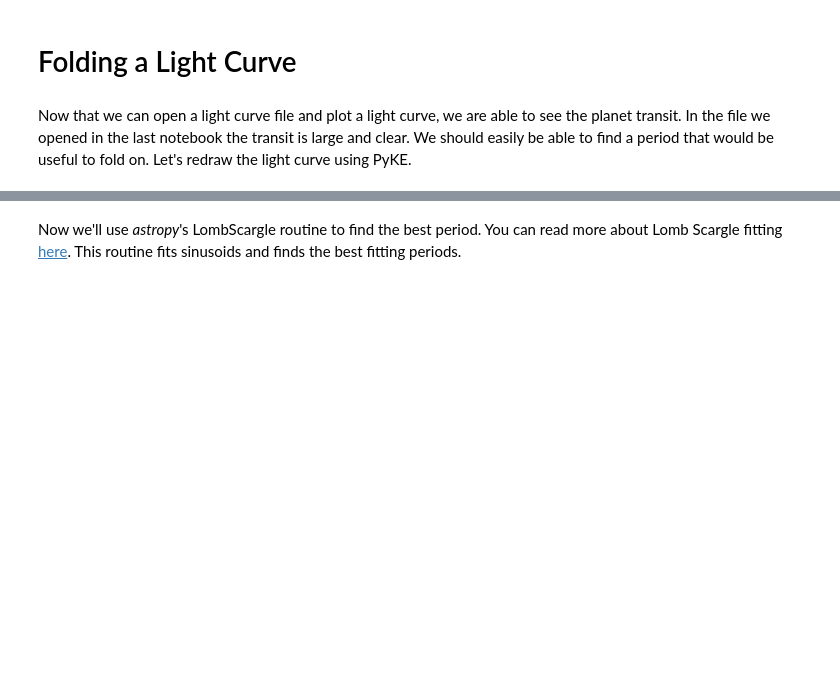
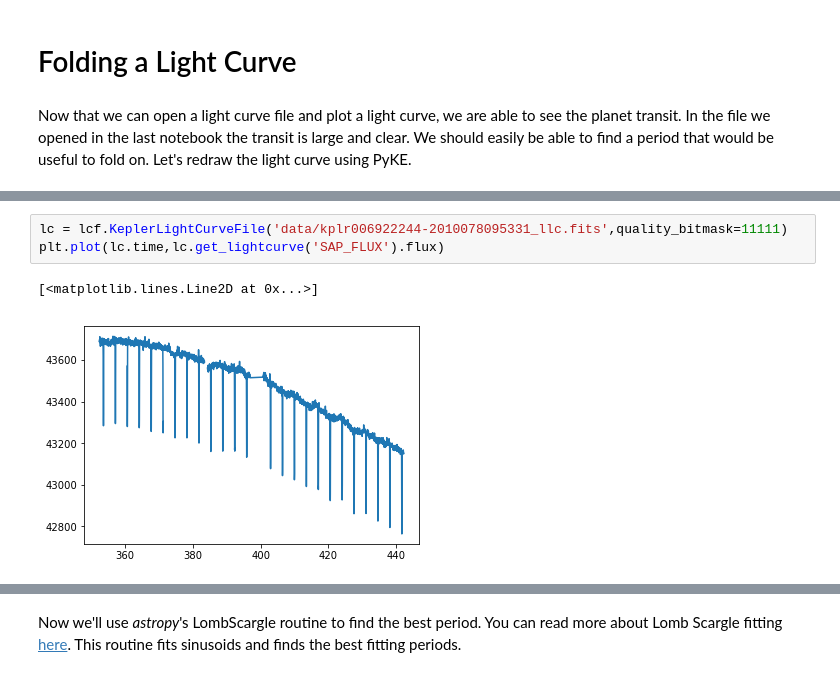
Before and after one commit to christinahedges/k2torials, a Jupyter notebook: notebooks/01.04-Folding-A-Lightcurve.ipynb, the cells around one changed output, grey strips where cells are left out. Drawn from its saved outputs; the diff is of its cells as text; blank space fills up the shorter version.

```diff
--- a/notebooks/01.04-Folding-A-Lightcurve.ipynb
+++ b/notebooks/01.04-Folding-A-Lightcurve.ipynb
@@ -38 +24,7 @@ First off we'll import the data
+# %%
+lc = lcf.KeplerLightCurveFile('data/kplr006922244-2010078095331_llc.fits',quality_bitmask=11111)
+plt.plot(lc.time,lc.get_lightcurve('SAP_FLUX').flux)
+# %% [output]
+[<matplotlib.lines.Line2D at 0x...>]
+[figure, added]
 # %%
```
Also changed, not shown: parts of 11 cells of this notebook, 1 other file.
